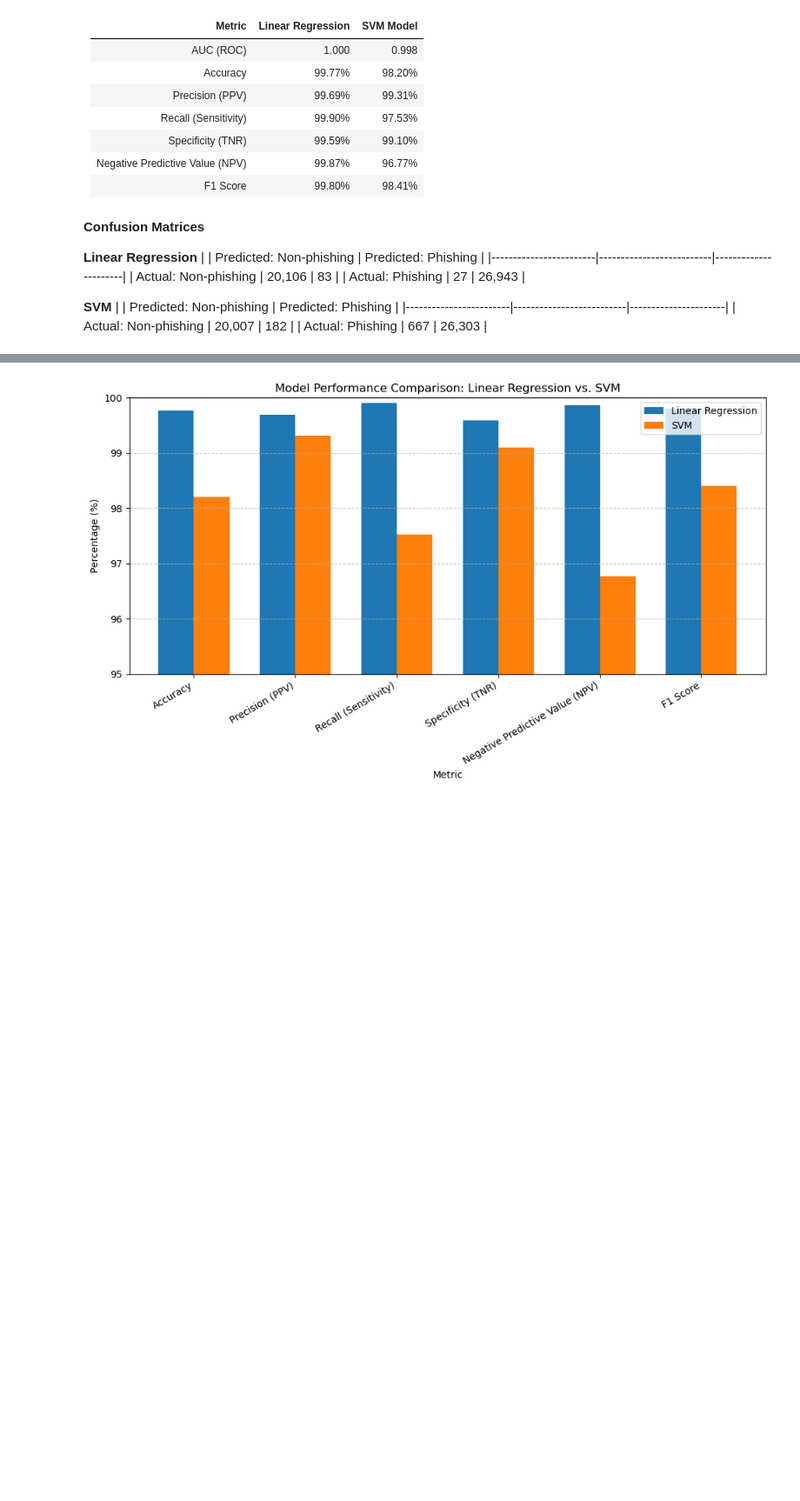
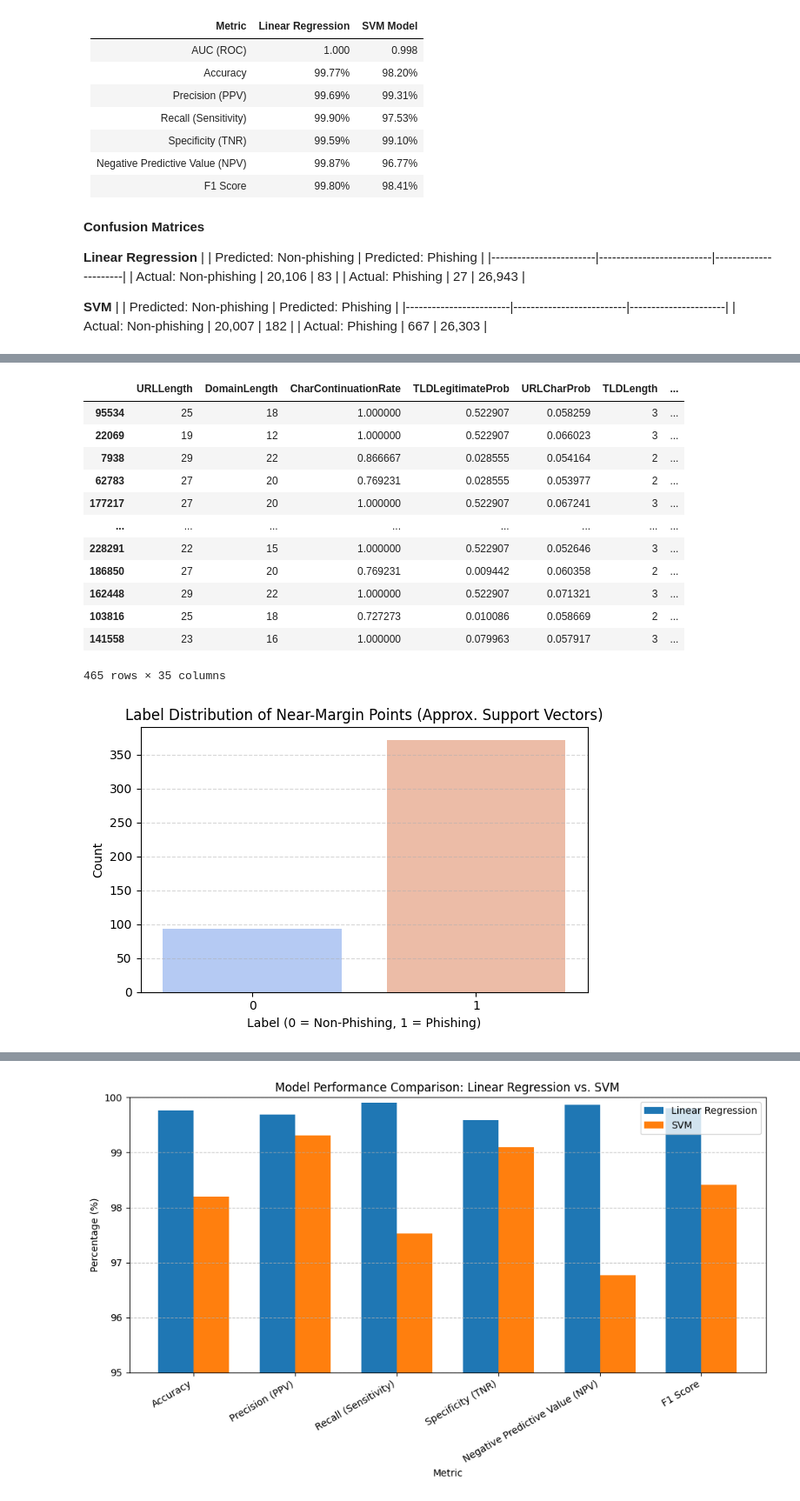
Before and after one commit to Scox97/DS7331_Group_Project, a Jupyter notebook: DS7331_GP2_Mini_Lab_1.ipynb, the cells around one changed output, grey strips where cells are left out. Shown at 87% size. Saved outputs shown, nothing was run; the diff lists cells and outputs as text; code cells hidden in the pictures; blank space fills up the shorter version.

```diff
--- a/DS7331_GP2_Mini_Lab_1.ipynb
+++ b/DS7331_GP2_Mini_Lab_1.ipynb
@@ -865,0 +883,10 @@ Number of overlapping samples: 0
+# %%
+# Decision scores
+decision_scores = pipeline.decision_function(X_holdout)
+
+# Points near the margin (between -0.1 and 0.1 for example)
+margin_indices = np.where(np.abs(decision_scores) < 0.1)[0]
+near_margin_points = X_holdout.iloc[margin_indices]
+
+print(f"Approximate 'support vector' candidates (near margin): {len(near_margin_points)}")
+display(near_margin_points)
@@ -865,0 +908,32 @@ Number of overlapping samples: 0
+# %%
+# Labels of these points
+near_margin_labels = y_holdout.iloc[margin_indices]
+near_margin_df = near_margin_points.copy()
+near_margin_df["label"] = near_margin_labels.values
+
+display(near_margin_df)
+
+# Count plot of labels
+plt.figure(figsize=(6, 4))
+sns.countplot(data=near_margin_df, x="label", palette="coolwarm")
+plt.title("Label Distribution of Near-Margin Points (Approx. Support Vectors)")
+plt.xlabel("Label (0 = Non-Phishing, 1 = Phishing)")
+plt.ylabel("Count")
+plt.grid(axis="y", linestyle="--", alpha=0.5)
+plt.tight_layout()
+plt.show()
+# %% [output]
+|  | URLLength | DomainLength | CharContinuationRate | TLDLegitimateProb | URLCharProb | TLDLength | ... |
+| 95534 | 25 | 18 | 1.000000 | 0.522907 | 0.058259 | 3 | ... |
+| 22069 | 19 | 12 | 1.000000 | 0.522907 | 0.066023 | 3 | ... |
+| 7938 | 29 | 22 | 0.866667 | 0.028555 | 0.054164 | 2 | ... |
+| 62783 | 27 | 20 | 0.769231 | 0.028555 | 0.053977 | 2 | ... |
+| 177217 | 27 | 20 | 1.000000 | 0.522907 | 0.067241 | 3 | ... |
+| ... | ... | ... | ... | ... | ... | ... | ... |
+| 228291 | 22 | 15 | 1.000000 | 0.522907 | 0.052646 | 3 | ... |
+| 186850 | 27 | 20 | 0.769231 | 0.009442 | 0.060358 | 2 | ... |
+| 162448 | 29 | 22 | 1.000000 | 0.522907 | 0.071321 | 3 | ... |
+| 103816 | 25 | 18 | 0.727273 | 0.010086 | 0.058669 | 2 | ... |
+| 141558 | 23 | 16 | 1.000000 | 0.079963 | 0.057917 | 3 | ... |
+465 rows × 35 columns
+[figure, added]
```
Also changed, not shown: parts of 9 cells of this notebook.
